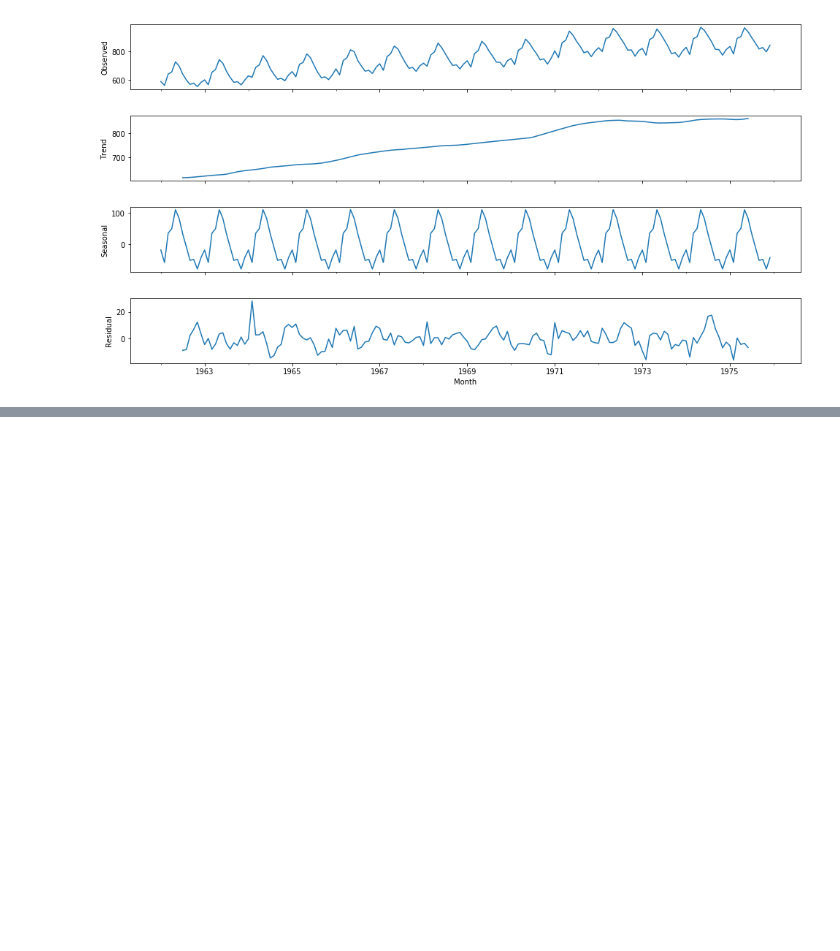
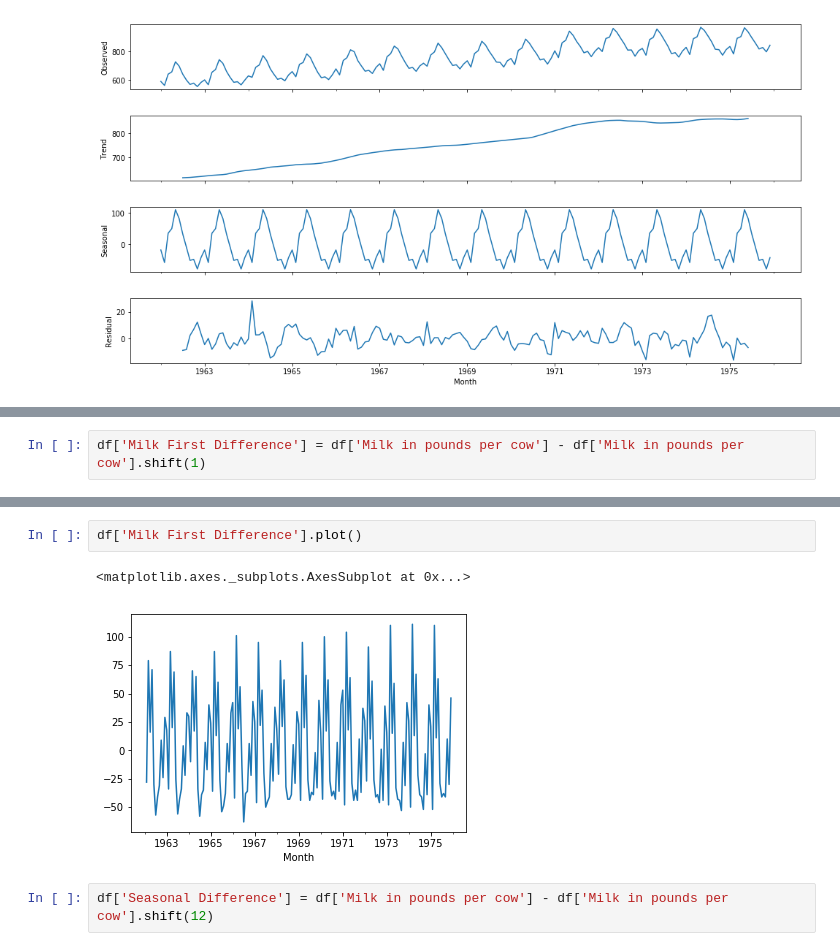
Before and after one commit to sarincr/Time-series-analysis-using-Python, a Jupyter notebook: 07.ARIMA.ipynb, the cells around one changed output, grey strips where cells are left out. Cells and saved outputs as stored; diff of their text form; blank space fills up the shorter version.

```diff
--- a/07.ARIMA.ipynb
+++ b/07.ARIMA.ipynb
@@ -159,0 +217,2 @@ fig.set_size_inches(15, 8)
+# %%
+df['Milk First Difference'] = df['Milk in pounds per cow'] - df['Milk in pounds per cow'].shift(1)
@@ -159,0 +248,7 @@ fig.set_size_inches(15, 8)
+# %%
+df['Milk First Difference'].plot()
+# %% [output]
+<matplotlib.axes._subplots.AxesSubplot at 0x...>
+[figure, added]
+# %%
+df['Seasonal Difference'] = df['Milk in pounds per cow'] - df['Milk in pounds per cow'].shift(12)
```
Also changed, not shown: parts of 41 cells of this notebook, 2 other files.
